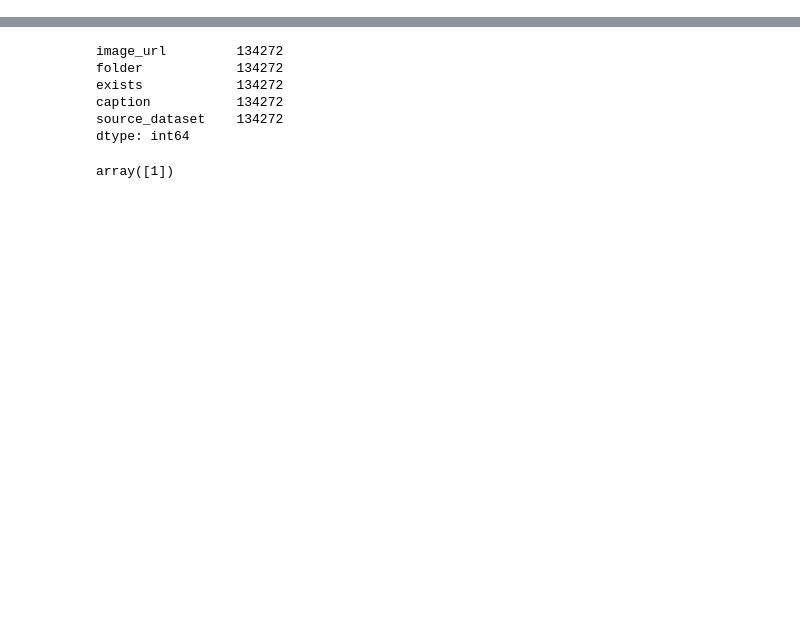
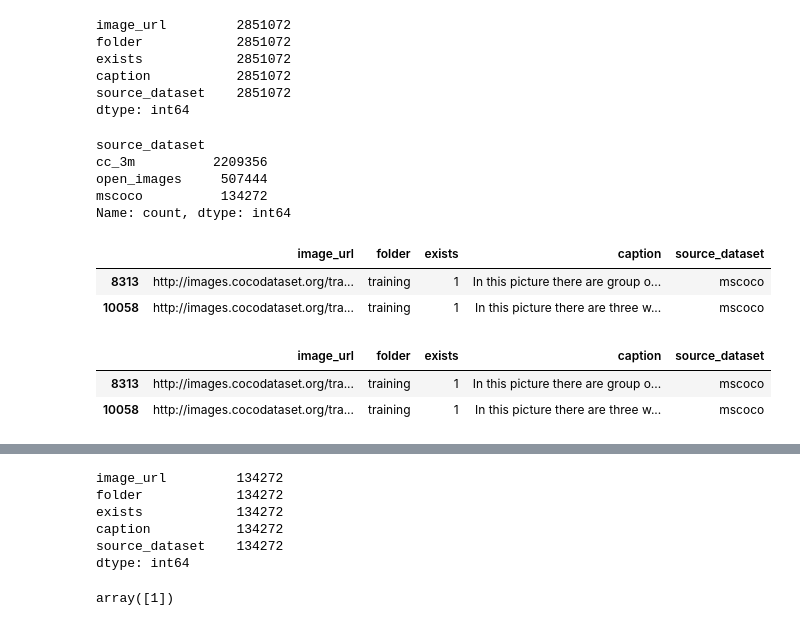
Before and after one commit to simpleParadox/baby_lm_2024, a Jupyter notebook: src/datasets/df.ipynb, the cells around one changed output, grey strips where cells are left out. Drawn from its saved outputs; the diff is of its cells as text; code cells hidden in the pictures; blank space fills up the shorter version.

Commit message:
tsv dataset done

```diff
--- a/src/datasets/df.ipynb
+++ b/src/datasets/df.ipynb
@@ -1,6 +1,33 @@
 # %%
 import pandas as pd
 from tqdm import tqdm
+# %%
+df = pd.read_csv('multimodal_train/all_multimodal.tsv', sep='\t', index_col=0)
+# %%
+df.count()
+# %% [output]
+image_url         2851072
+folder            2851072
+exists            2851072
+caption           2851072
+source_dataset    2851072
+dtype: int64
+# %%
+df['source_dataset'].value_counts()
+# %% [output]
+source_dataset
+cc_3m          2209356
+open_images     507444
+mscoco          134272
+Name: count, dtype: int64
+# %%
+pd.set_option('display.max_colwidth', None)
+# %%
+df[df['caption'].str.contains('In the top there is a wooden wall.') == True]
+# %% [output]
+|  | image_url | folder | exists | caption | source_dataset |
+| 8313 | http://images.cocodataset.org/tra... | training | 1 | In this picture there are group o... | mscoco |
+| 10058 | http://images.cocodataset.org/tra... | training | 1 | In this picture there are three w... | mscoco |
 # %%
 
 open_images_tsv = 'osf/multimodal_data/open_images_train.tsv'
@@ -14,6 +41,12 @@ oi_df = pd.read_csv(open_images_tsv, sep='\t', index_col=0)
 ms_df = pd.read_csv(mscoco_tsv, sep='\t', index_col=0)
 
 cc_3m_df = pd.read_csv(cc_3m_tsv, sep='\t', index_col=0)
+# %%
+ms_df[ms_df['caption'].str.contains('In the top there is a wooden wall.') == True]
+# %% [output]
+|  | image_url | folder | exists | caption | source_dataset |
+| 8313 | http://images.cocodataset.org/tra... | training | 1 | In this picture there are group o... | mscoco |
+| 10058 | http://images.cocodataset.org/tra... | training | 1 | In this picture there are three w... | mscoco |
 # %%
 print(oi_df.head())
 print(ms_df.head())
```
Also changed, not shown: parts of 2 cells of this notebook, 8 other files.
